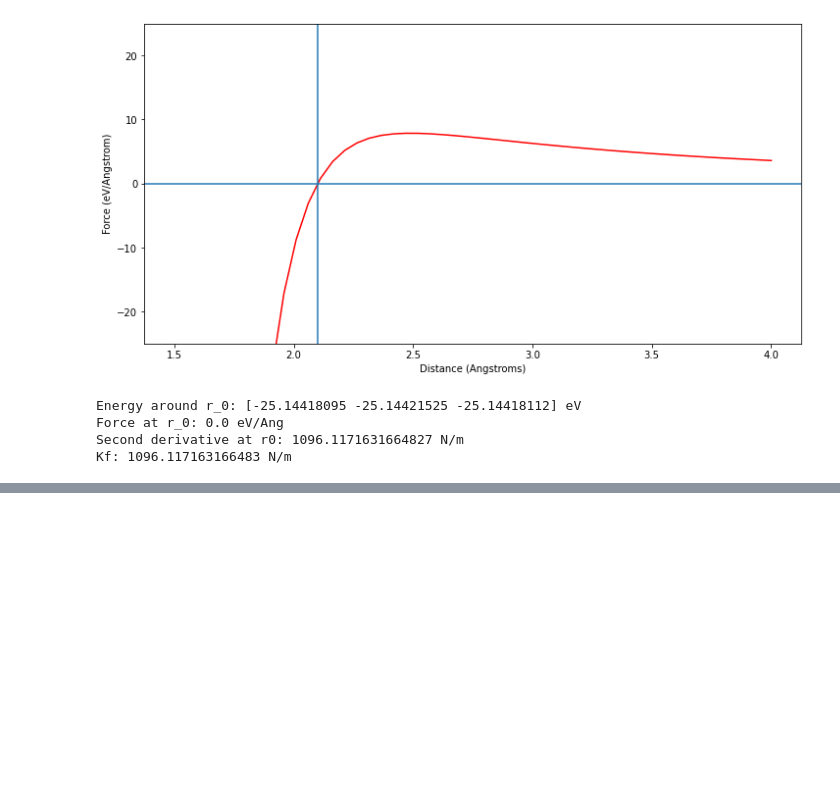
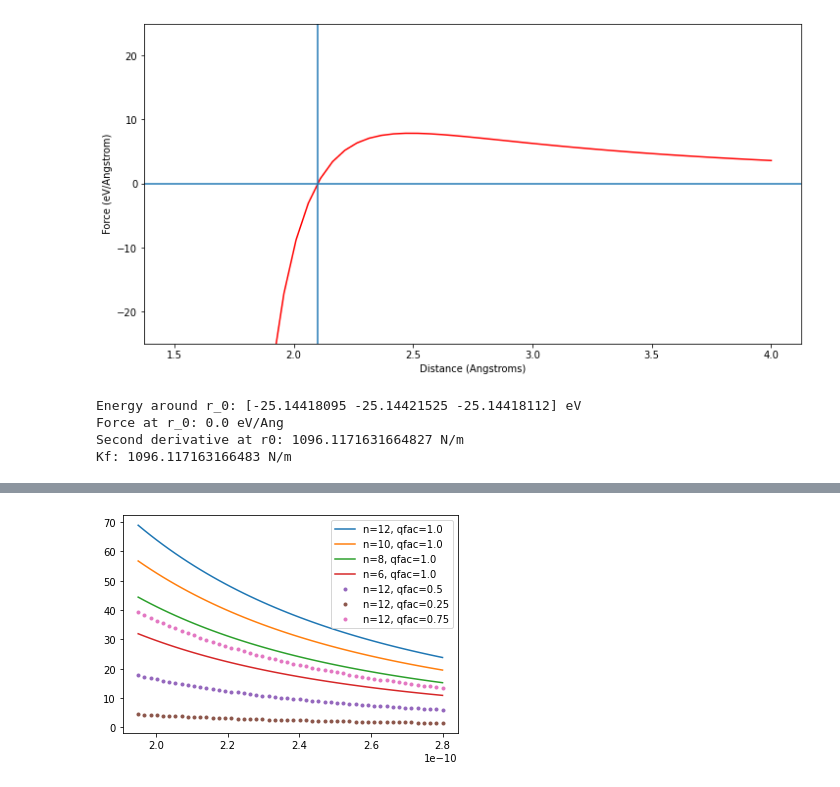
Before and after one commit to andreww/isofrac, a Jupyter notebook: potential_figure.ipynb, the cells around one changed output, grey strips where cells are left out. Cells and saved outputs as stored; diff of their text form; code cells hidden in the pictures; blank space fills up the shorter version.

```diff
--- a/potential_figure.ipynb
+++ b/potential_figure.ipynb
@@ -171,0 +210,31 @@ Kf: 1096.117163166483 N/m
+# %%
+r = np.linspace(1.95E-10, 2.80E-10)
+k12 = kf(r, 2.0, -2.0, 12)
+b12 = ionic_model.ionic_model_beta(k12, 300.0)
+k10 = kf(r, 2.0, -2.0, 10)
+b10 = ionic_model.ionic_model_beta(k10, 300.0)
+k8 = kf(r, 2.0, -2.0, 8)
+b8 = ionic_model.ionic_model_beta(k8, 300.0)
+k6 = kf(r, 2.0, -2.0, 6)
+b6 = ionic_model.ionic_model_beta(k6, 300.0)
+
+kq7 = kf(r, 2.0*0.75, -2.0*0.75, 12)
+bq7 = ionic_model.ionic_model_beta(kq7, 300.0)
+kq2 = kf(r, 1.0, -1.0, 12)
+bq2 = ionic_model.ionic_model_beta(kq2, 300.0)
+kq4 = kf(r, 0.5, -0.5, 12)
+bq4 = ionic_model.ionic_model_beta(kq4, 300.0)
+# %%
+fig, ax = plt.subplots()
+ax.plot(r, b12, label='n=12, qfac=1.0')
+ax.plot(r, b10, label='n=10, qfac=1.0')
+ax.plot(r, b8, label='n=8, qfac=1.0')
+ax.plot(r, b6, label='n=6, qfac=1.0')
+ax.plot(r, bq2, '.', label='n=12, qfac=0.5')
+ax.plot(r, bq4, '.', label='n=12, qfac=0.25')
+ax.plot(r, bq7, '.', label='n=12, qfac=0.75')
+ax.legend()
+
+plt.show()
+# %% [output]
+[figure, added]
```
Also changed, not shown: parts of 20 cells of this notebook, 2 other files.
